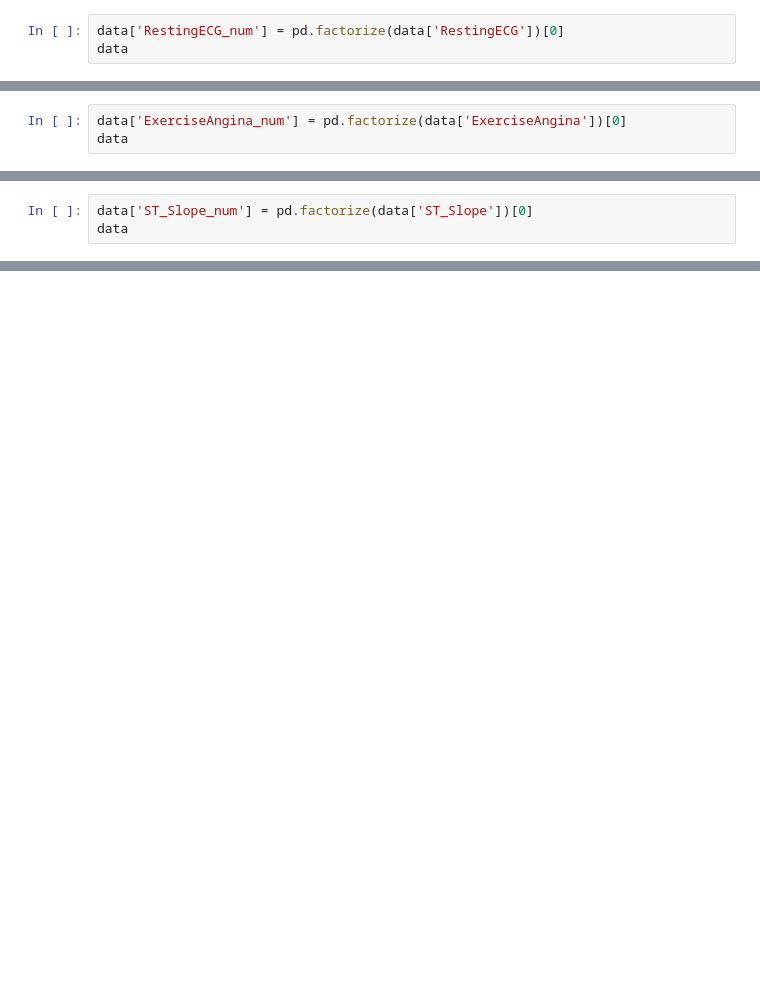
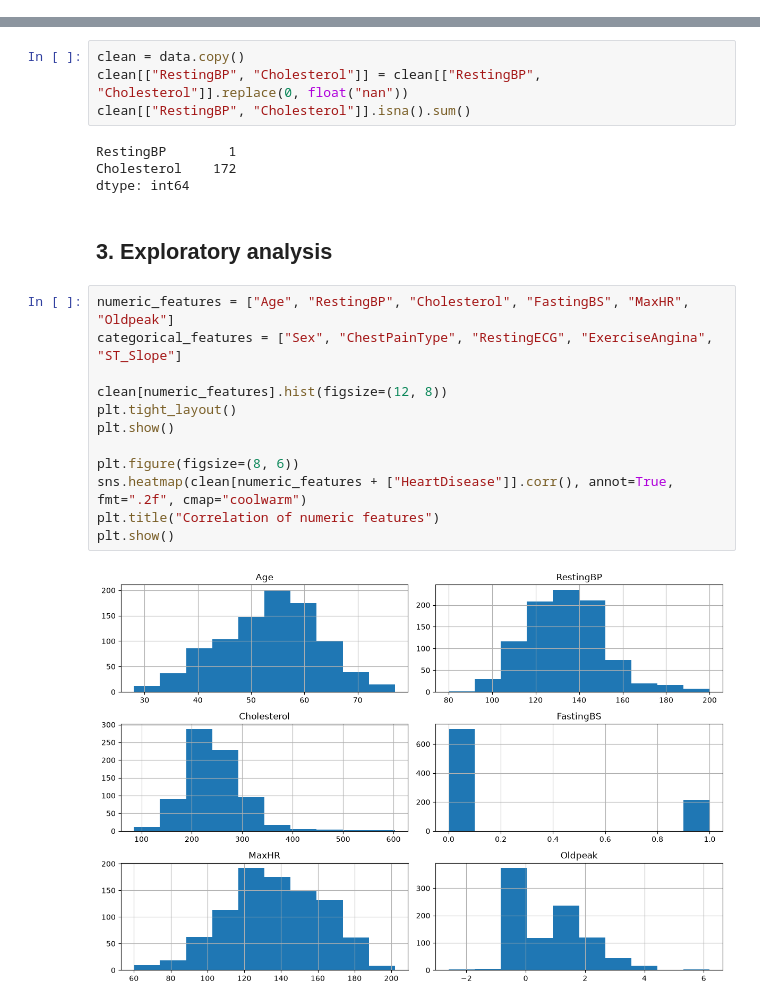
Before and after one commit to Ahmednsh/ML-projects, a Jupyter notebook: Heart_Disease_Prediction/heart_disease_prediction.ipynb, the cells around one changed output, grey strips where cells are left out. Drawn from its saved outputs; the diff is of its cells as text; blank space fills up the shorter version.

```diff
--- a/Heart_Disease_Prediction/heart_disease_prediction.ipynb
+++ b/Heart_Disease_Prediction/heart_disease_prediction.ipynb
@@ -121,3 +53,0 @@ data
-# %%
-data['RestingECG_num'] = pd.factorize(data['RestingECG'])[0]
-data
@@ -138,3 +53,0 @@ data
-# %%
-data['ExerciseAngina_num'] = pd.factorize(data['ExerciseAngina'])[0]
-data
@@ -155,3 +53,0 @@ data
-# %%
-data['ST_Slope_num'] = pd.factorize(data['ST_Slope'])[0]
-data
@@ -482,0 +70,24 @@ ST_Slope (Up, Flat, Down): Flat
+# %%
+clean = data.copy()
+clean[["RestingBP", "Cholesterol"]] = clean[["RestingBP", "Cholesterol"]].replace(0, float("nan"))
+clean[["RestingBP", "Cholesterol"]].isna().sum()
+# %% [output]
+RestingBP        1
+Cholesterol    172
+dtype: int64
+# %% [markdown]
+## 3. Exploratory analysis
+# %%
+numeric_features = ["Age", "RestingBP", "Cholesterol", "FastingBS", "MaxHR", "Oldpeak"]
+categorical_features = ["Sex", "ChestPainType", "RestingECG", "ExerciseAngina", "ST_Slope"]
+
+clean[numeric_features].hist(figsize=(12, 8))
+plt.tight_layout()
+plt.show()
+
+plt.figure(figsize=(8, 6))
+sns.heatmap(clean[numeric_features + ["HeartDisease"]].corr(), annot=True, fmt=".2f", cmap="coolwarm")
+plt.title("Correlation of numeric features")
+plt.show()
+# %% [output]
+[figure, added]
```
Also changed, not shown: parts of 46 cells of this notebook, 2 other files.
